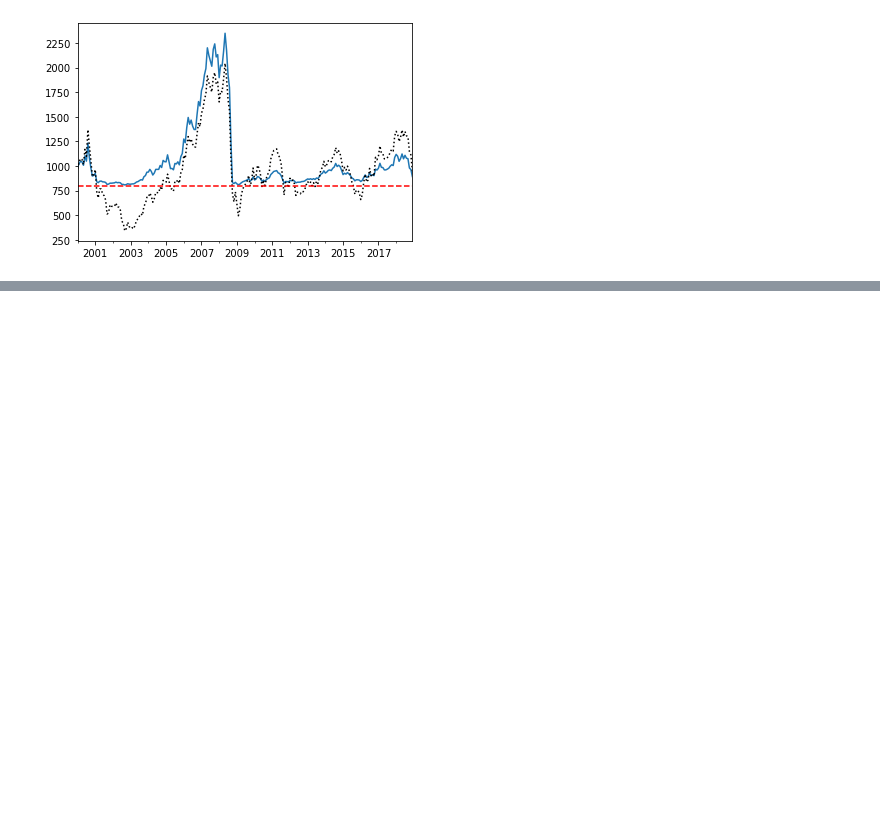
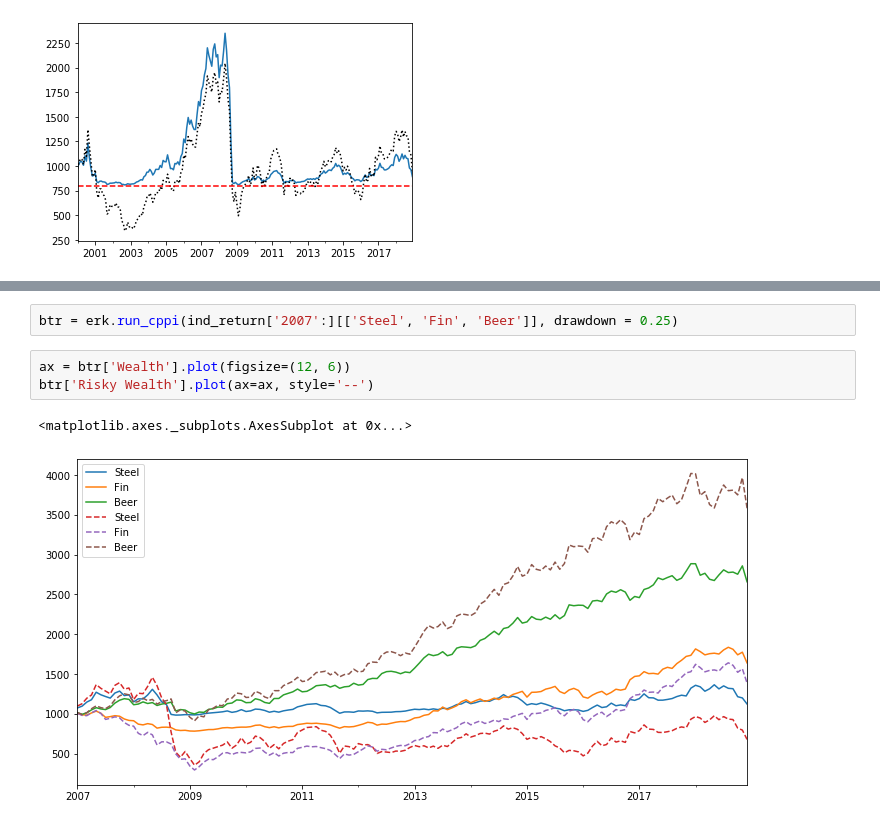
Before and after one commit to Abmiester/investment_management, a Jupyter notebook: cppi and drawdown constraints.ipynb, the cells around one changed output, grey strips where cells are left out. Saved outputs shown, nothing was run; the diff lists cells and outputs as text; blank space fills up the shorter version.

```diff
--- a/cppi and drawdown constraints.ipynb
+++ b/cppi and drawdown constraints.ipynb
@@ -106,0 +149,8 @@ ax.axhline(y=floor_value, color='r', linestyle='--')
+# %%
+btr = erk.run_cppi(ind_return['2007':][['Steel', 'Fin', 'Beer']], drawdown = 0.25)
+# %%
+ax = btr['Wealth'].plot(figsize=(12, 6))
+btr['Risky Wealth'].plot(ax=ax, style='--')
+# %% [output]
+<matplotlib.axes._subplots.AxesSubplot at 0x...>
+[figure, added]
```
Also changed, not shown: parts of 11 cells of this notebook, 1 other file.
